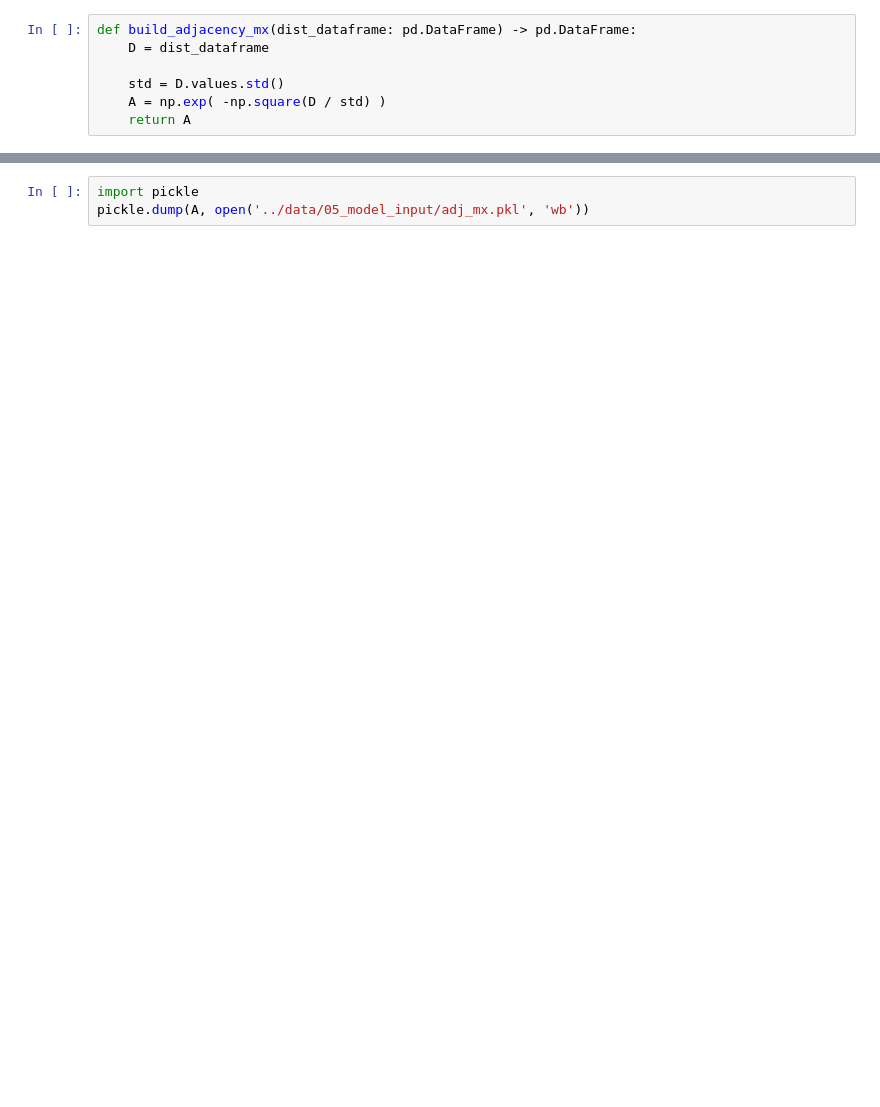
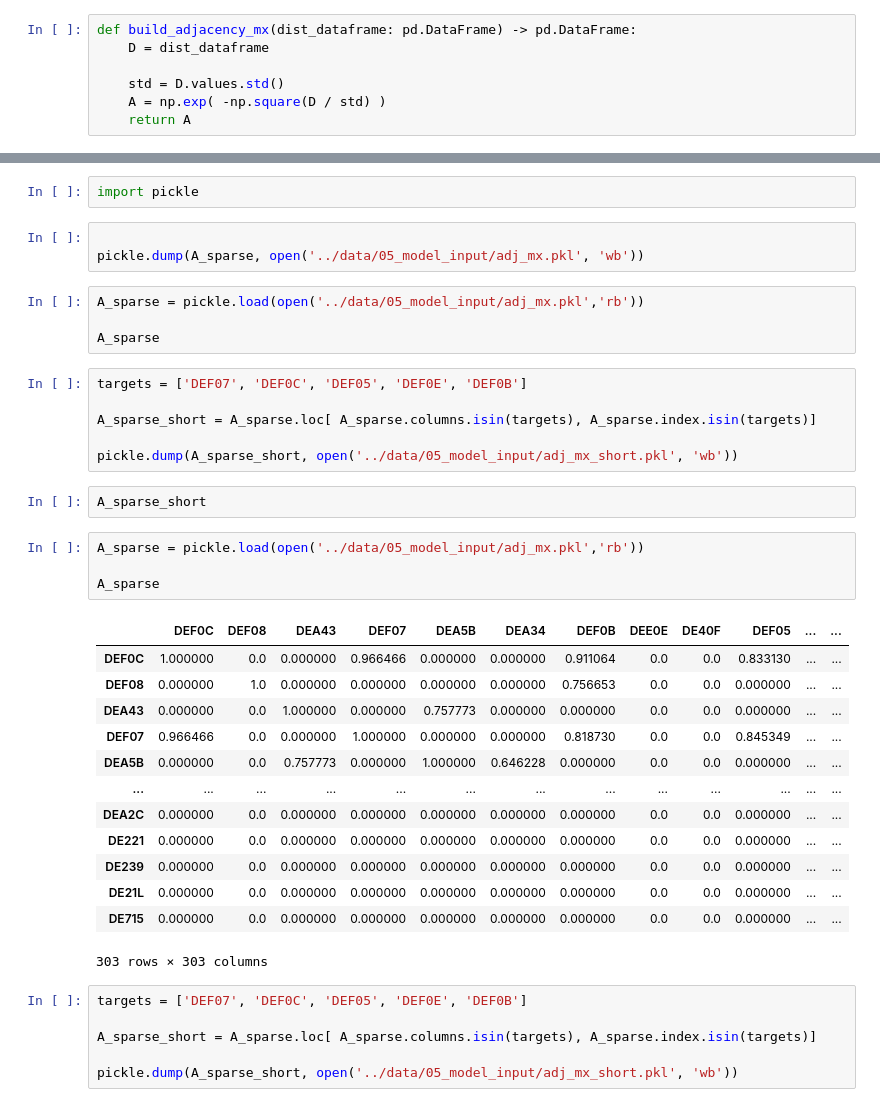
Before and after one commit to ArjunReddy07/wind-stf, a Jupyter notebook: prototyping/geospatial.ipynb, the cells around one changed output, grey strips where cells are left out. Saved outputs shown, nothing was run; the diff lists cells and outputs as text; blank space fills up the shorter version.

```diff
--- a/prototyping/geospatial.ipynb
+++ b/prototyping/geospatial.ipynb
@@ -215,3 +232,41 @@ A_sparse
+# %%
+import pickle
 # %%
-import pickle
-pickle.dump(A, open('../data/05_model_input/adj_mx.pkl', 'wb'))
+
+pickle.dump(A_sparse, open('../data/05_model_input/adj_mx.pkl', 'wb'))
+# %%
+A_sparse = pickle.load(open('../data/05_model_input/adj_mx.pkl','rb'))
+
+A_sparse
+# %%
+targets = ['DEF07', 'DEF0C', 'DEF05', 'DEF0E', 'DEF0B']
+
+A_sparse_short = A_sparse.loc[ A_sparse.columns.isin(targets), A_sparse.index.isin(targets)]
+
+pickle.dump(A_sparse_short, open('../data/05_model_input/adj_mx_short.pkl', 'wb'))
+# %%
+A_sparse_short
+# %%
+A_sparse = pickle.load(open('../data/05_model_input/adj_mx.pkl','rb'))
+
+A_sparse
+# %% [output]
+|  | DEF0C | DEF08 | DEA43 | DEF07 | DEA5B | DEA34 | DEF0B | DEE0E | DE40F | DEF05 | ... | ... |
+| DEF0C | 1.000000 | 0.0 | 0.000000 | 0.966466 | 0.000000 | 0.000000 | 0.911064 | 0.0 | 0.0 | 0.833130 | ... | ... |
+| DEF08 | 0.000000 | 1.0 | 0.000000 | 0.000000 | 0.000000 | 0.000000 | 0.756653 | 0.0 | 0.0 | 0.000000 | ... | ... |
+| DEA43 | 0.000000 | 0.0 | 1.000000 | 0.000000 | 0.757773 | 0.000000 | 0.000000 | 0.0 | 0.0 | 0.000000 | ... | ... |
+| DEF07 | 0.966466 | 0.0 | 0.000000 | 1.000000 | 0.000000 | 0.000000 | 0.818730 | 0.0 | 0.0 | 0.845349 | ... | ... |
+| DEA5B | 0.000000 | 0.0 | 0.757773 | 0.000000 | 1.000000 | 0.646228 | 0.000000 | 0.0 | 0.0 | 0.000000 | ... | ... |
+| ... | ... | ... | ... | ... | ... | ... | ... | ... | ... | ... | ... | ... |
+| DEA2C | 0.000000 | 0.0 | 0.000000 | 0.000000 | 0.000000 | 0.000000 | 0.000000 | 0.0 | 0.0 | 0.000000 | ... | ... |
+| DE221 | 0.000000 | 0.0 | 0.000000 | 0.000000 | 0.000000 | 0.000000 | 0.000000 | 0.0 | 0.0 | 0.000000 | ... | ... |
+| DE239 | 0.000000 | 0.0 | 0.000000 | 0.000000 | 0.000000 | 0.000000 | 0.000000 | 0.0 | 0.0 | 0.000000 | ... | ... |
+| DE21L | 0.000000 | 0.0 | 0.000000 | 0.000000 | 0.000000 | 0.000000 | 0.000000 | 0.0 | 0.0 | 0.000000 | ... | ... |
+| DE715 | 0.000000 | 0.0 | 0.000000 | 0.000000 | 0.000000 | 0.000000 | 0.000000 | 0.0 | 0.0 | 0.000000 | ... | ... |
+303 rows × 303 columns
+# %%
+targets = ['DEF07', 'DEF0C', 'DEF05', 'DEF0E', 'DEF0B']
+
+A_sparse_short = A_sparse.loc[ A_sparse.columns.isin(targets), A_sparse.index.isin(targets)]
+
+pickle.dump(A_sparse_short, open('../data/05_model_input/adj_mx_short.pkl', 'wb'))
```
Also changed, not shown: parts of 26 cells of this notebook, 4 other files.
